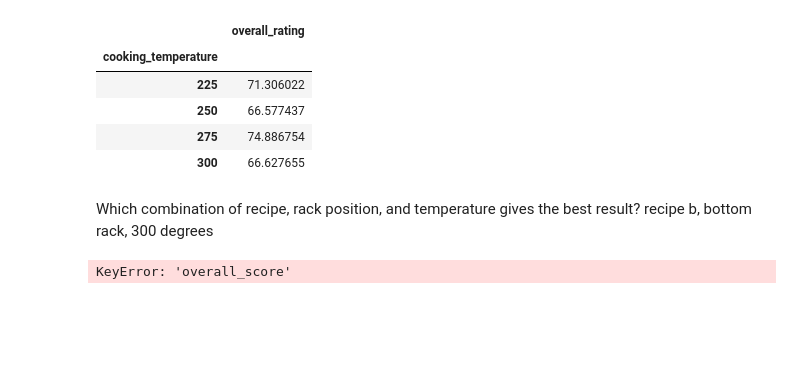
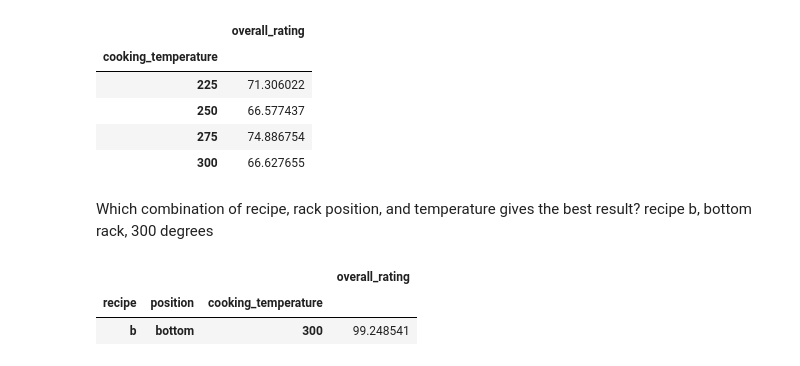
Before and after one commit to GabbyBarajasBroussard/classification-exercises, a Jupyter notebook: tidy_data.ipynb, the cells around one changed output. Saved outputs shown, nothing was run; the diff lists cells and outputs as text; code cells hidden in the pictures; blank space fills up the shorter version.

```diff
--- a/tidy_data.ipynb
+++ b/tidy_data.ipynb
@@ -181,6 +181,8 @@ cake.groupby('cooking_temperature').mean()
 # %% [markdown]
 Which combination of recipe, rack position, and temperature gives the best result? recipe b, bottom rack, 300 degrees
 # %%
-cake.groupby(['recipe', 'position', 'cooking_temperature']).mean().sort_values(by="overall_score", ascending=False)
+cake.groupby(['recipe', 'position', 'cooking_temperature']).mean().sort_values(by="overall_rating", ascending=False).head(1)
 # %% [output]
-KeyError: 'overall_score'
+|  |  |  | overall_rating |
+| recipe | position | cooking_temperature |  |
+| b | bottom | 300 | 99.248541 |
```
